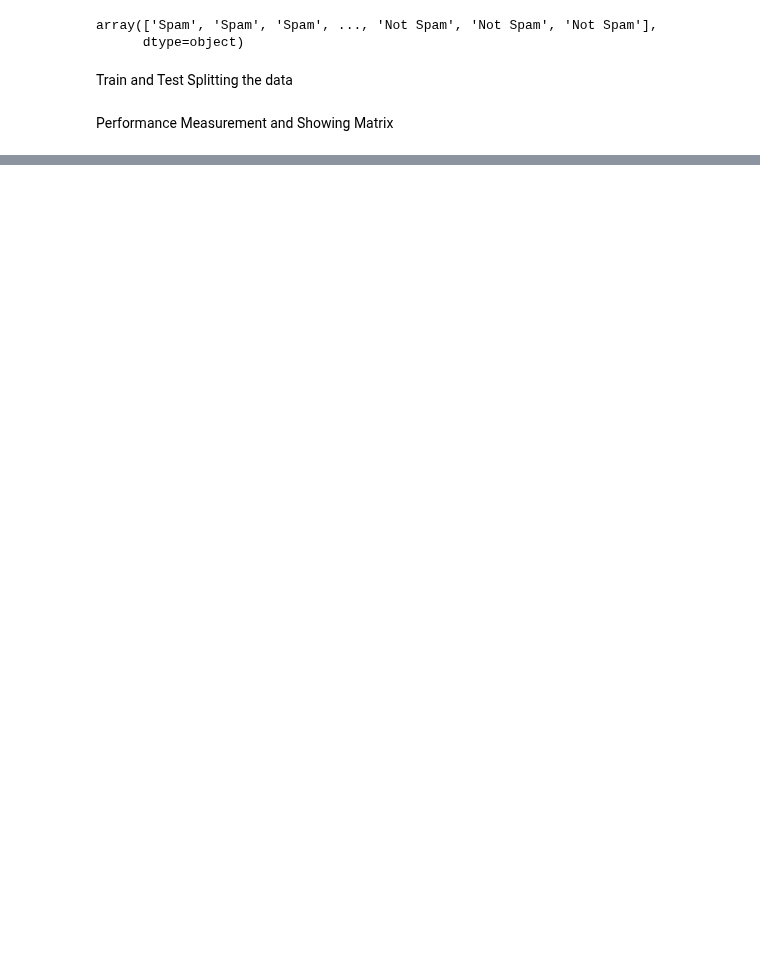
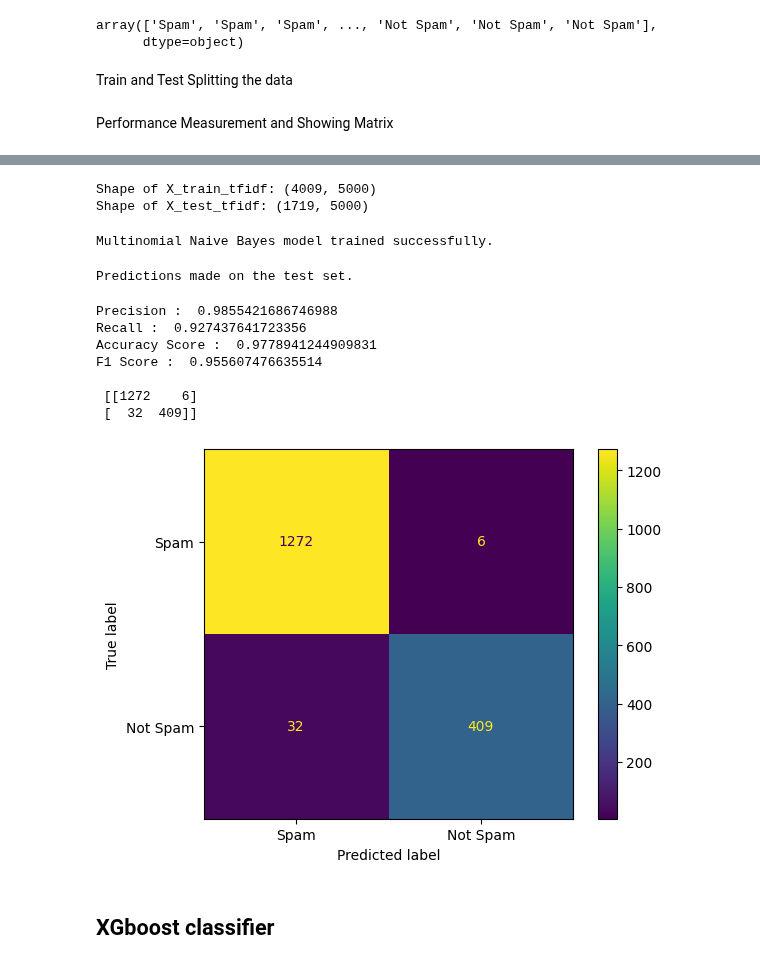
Before and after one commit to rizanatlanta-dsproj/Spam-Email-Detection, a Jupyter notebook: Spamdetection.ipynb, the cells around one changed output, grey strips where cells are left out. Drawn from its saved outputs; the diff is of its cells as text; code cells hidden in the pictures; blank space fills up the shorter version.

Commit message:
Week 2: Model training by Multinomial Naive bayes, Decision Tree, Random Forest, Logistic regression, XGBoost, SVC with scores.

```diff
--- a/Spamdetection.ipynb
+++ b/Spamdetection.ipynb
@@ -226,0 +277,8 @@ def perform(y_pred):
+# %%
+from sklearn.model_selection import train_test_split
+X_train, X_test, y_train, y_test = train_test_split(X, y, test_size=0.3, random_state=42)
+
+print("Shape of X_train:", X_train.shape)
+print("Shape of X_test:", X_test.shape)
+print("Shape of y_train:", y_train.shape)
+print("Shape of y_test:", y_test.shape)
@@ -226,0 +295,39 @@ def perform(y_pred):
+# %%
+from sklearn.feature_extraction.text import TfidfVectorizer
+
+tfidf_vectorizer = TfidfVectorizer(stop_words='english', max_features=5000)
+X_train_tfidf = tfidf_vectorizer.fit_transform(X_train)
+X_test_tfidf = tfidf_vectorizer.transform(X_test)
+
+print("Shape of X_train_tfidf:", X_train_tfidf.shape)
+print("Shape of X_test_tfidf:", X_test_tfidf.shape)
+# %% [output]
+Shape of X_train_tfidf: (4009, 5000)
+Shape of X_test_tfidf: (1719, 5000)
+# %%
+from sklearn.naive_bayes import MultinomialNB
+
+model_mnb = MultinomialNB()
+model_mnb.fit(X_train_tfidf, y_train)
+
+print("Multinomial Naive Bayes model trained successfully.")
+# %% [output]
+Multinomial Naive Bayes model trained successfully.
+# %%
+y_pred_mnb = model_mnb.predict(X_test_tfidf)
+print("Predictions made on the test set.")
+# %% [output]
+Predictions made on the test set.
+# %%
+perform(y_test, y_pred_mnb)
+# %% [output]
+Precision :  0.9855421686746988
+Recall :  0.927437641723356
+Accuracy Score :  0.9778941244909831
+F1 Score :  0.955607476635514
+
+ [[1272    6]
+ [  32  409]]
+[figure, added]
+# %% [markdown]
+## XGboost classifier
```
Also changed, not shown: parts of 37 cells of this notebook.
